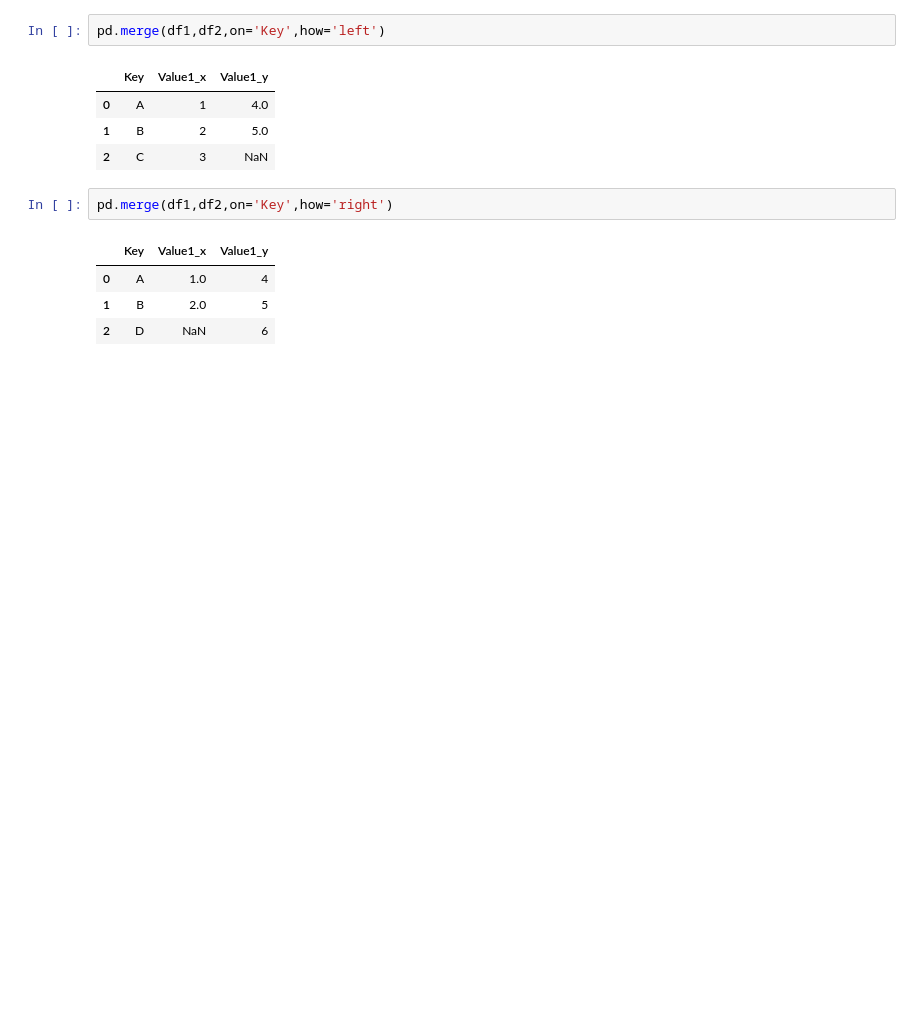
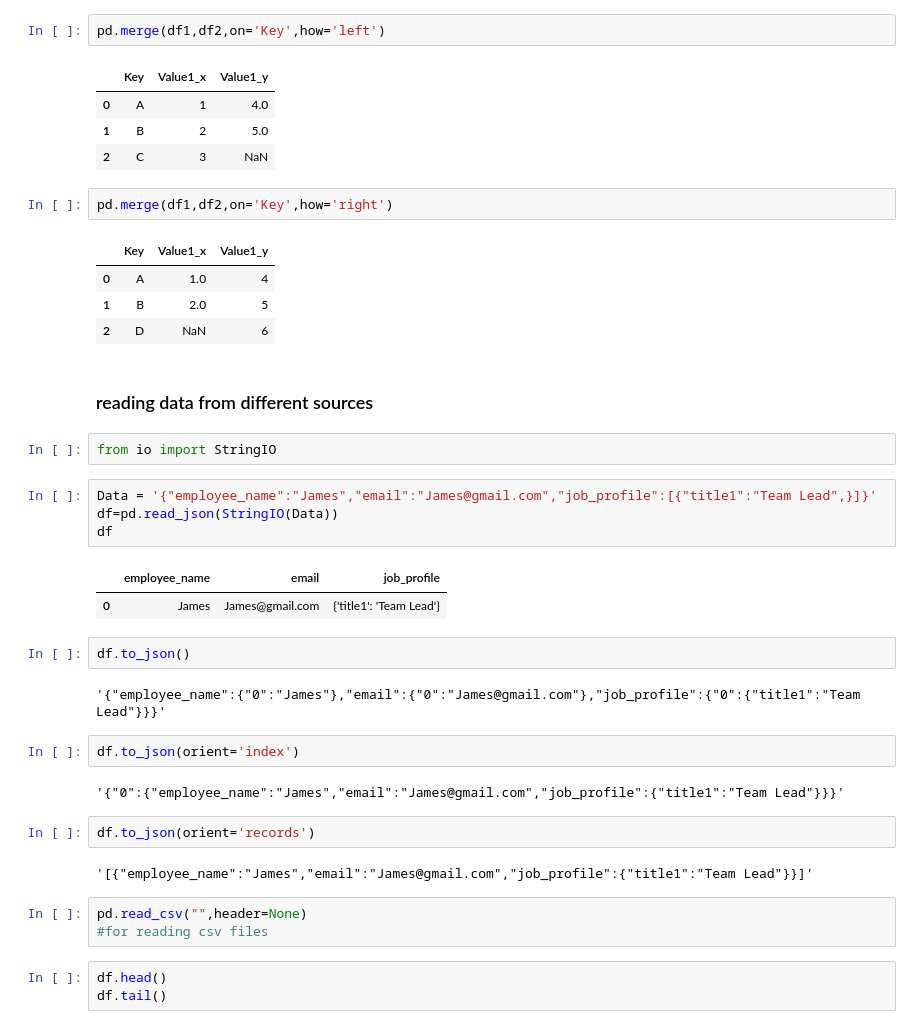
Before and after one commit to yashshahi/Practice, a Jupyter notebook: data analysis.ipynb, the cells around one changed output. Cells and saved outputs as stored; diff of their text form; blank space fills up the shorter version.

Commit message:
reading data from different sources

```diff
--- a/data analysis.ipynb
+++ b/data analysis.ipynb
@@ -638,3 +638,32 @@ pd.merge(df1,df2,on='Key',how='right')
 | 0 | A | 1.0 | 4 |
 | 1 | B | 2.0 | 5 |
 | 2 | D | NaN | 6 |
+# %% [markdown]
+### reading data from different sources
+# %%
+from io import StringIO
+# %%
+Data = '{"employee_name":"James","email":"James@gmail.com","job_profile":[{"title1":"Team Lead",}]}'
+df=pd.read_json(StringIO(Data))
+df
+# %% [output]
+|  | employee_name | email | job_profile |
+| 0 | James | James@gmail.com | {'title1': 'Team Lead'} |
+# %%
+df.to_json()
+# %% [output]
+'{"employee_name":{"0":"James"},"email":{"0":"James@gmail.com"},"job_profile":{"0":{"title1":"Team Lead"}}}'
+# %%
+df.to_json(orient='index')
+# %% [output]
+'{"0":{"employee_name":"James","email":"James@gmail.com","job_profile":{"title1":"Team Lead"}}}'
+# %%
+df.to_json(orient='records')
+# %% [output]
+'[{"employee_name":"James","email":"James@gmail.com","job_profile":{"title1":"Team Lead"}}]'
+# %%
+pd.read_csv("",header=None)
+#for reading csv files
+# %%
+df.head()
+df.tail()
```
Also changed, not shown: parts of 2 cells of this notebook, 1 other file.
